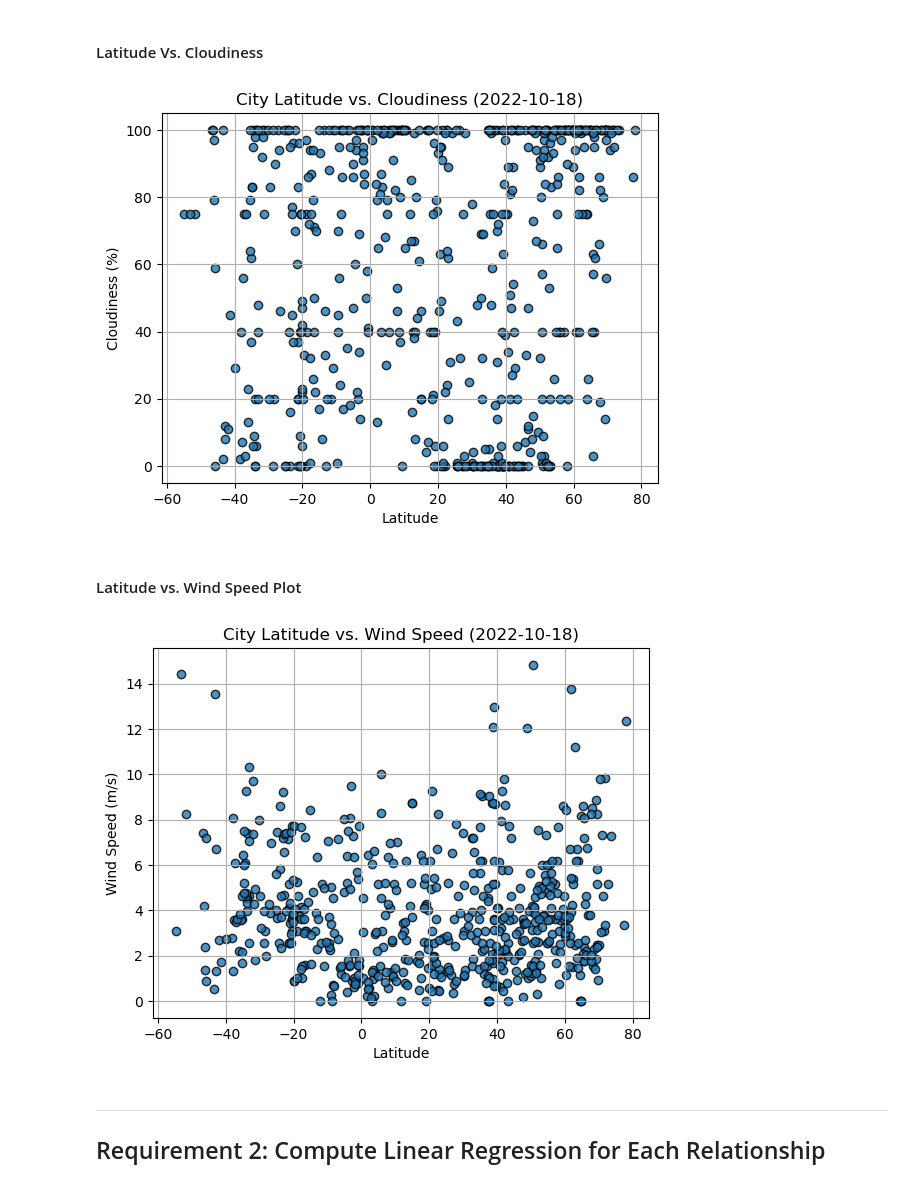
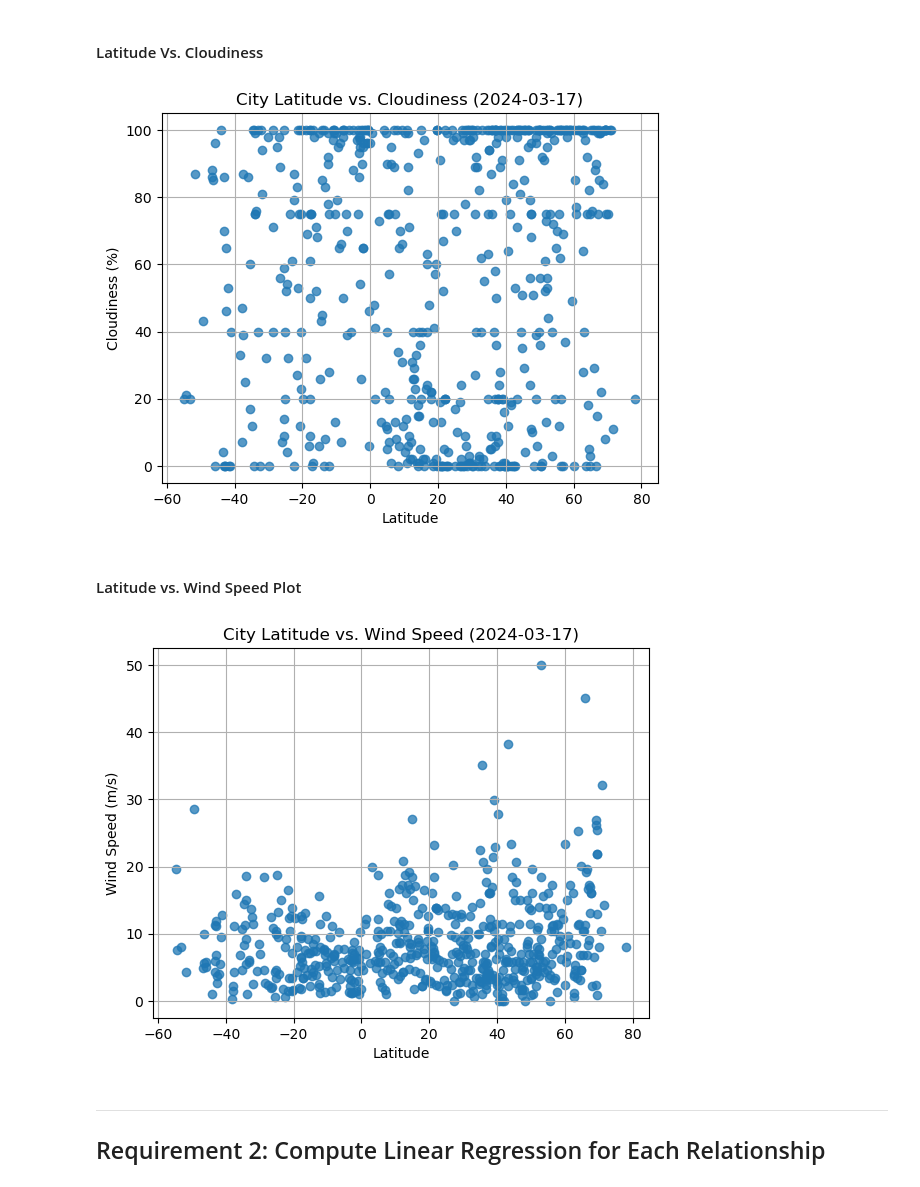
Before and after one commit to musicace17/Python-API-Challenge, a Jupyter notebook: WeatherPy/WeatherPy.ipynb, the cells around one changed output. Saved outputs shown, nothing was run; the diff lists cells and outputs as text; code cells hidden in the pictures.

```diff
--- a/WeatherPy/WeatherPy.ipynb
+++ b/WeatherPy/WeatherPy.ipynb
@@ -186,5 +194,12 @@ city_data_df.head()
 ### Create the Scatter Plots Requested
 
 #### Latitude Vs. Temperature
+# %%
+# store the columns needed to variables to pull in visualizations
+lats = city_data_df['Lat']
+max_temps = city_data_df['Max Temp']
+humidities = city_data_df['Humidity']
+clouds = city_data_df['Cloudiness']
+wind_speeds = city_data_df['Wind Speed']
 # %%
 # Build scatter plot for latitude vs. temperature
@@ -220,10 +246,16 @@ plt.show()
 #### Latitude Vs. Cloudiness
 # %%
 # Build the scatter plots for latitude vs. cloudiness
-# YOUR CODE HERE
+plt.scatter(lats,
+            clouds,
+            alpha=0.75)
+
 
 # Incorporate the other graph properties
-# YOUR CODE HERE
+plt.title("City Latitude vs. Cloudiness (2024-03-17)")
+plt.ylabel("Cloudiness (%)")
+plt.xlabel("Latitude")
+plt.grid(True)
 
 # Save the figure
 plt.savefig("output_data/Fig3.png")
@@ -231,23 +263,29 @@ plt.savefig("output_data/Fig3.png")
 # Show plot
 plt.show()
 # %% [output]
-[figure, old version]
+[figure, new version]
 # %% [markdown]
 #### Latitude vs. Wind Speed Plot
 # %%
 # Build the scatter plots for latitude vs. wind speed
-# YOUR CODE HERE
+plt.scatter(lats,
+            wind_speeds,
+            alpha=0.75)
+
 
 # Incorporate the other graph properties
-# YOUR CODE HERE
+plt.title("City Latitude vs. Wind Speed (2024-03-17)")
+plt.ylabel("Wind Speed (m/s)")
+plt.xlabel("Latitude")
+plt.grid(True)
 
 # Save the figure
 plt.savefig("output_data/Fig4.png")
 
 # Show plot
 plt.show()
 # %% [output]
-[figure, old version]
+[figure, new version]
 # %% [markdown]
 ---
 
```
Also changed, not shown: parts of 7 cells of this notebook, 5 other files.
